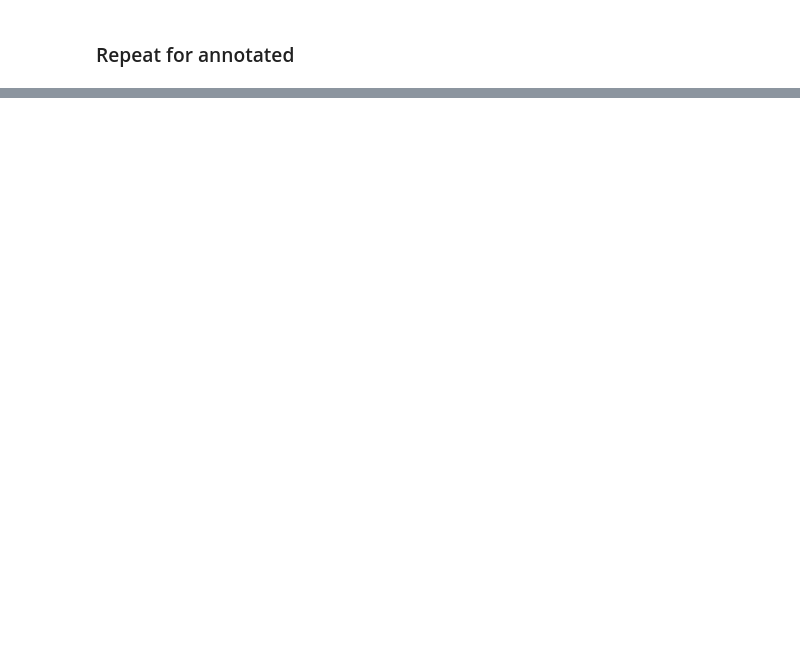
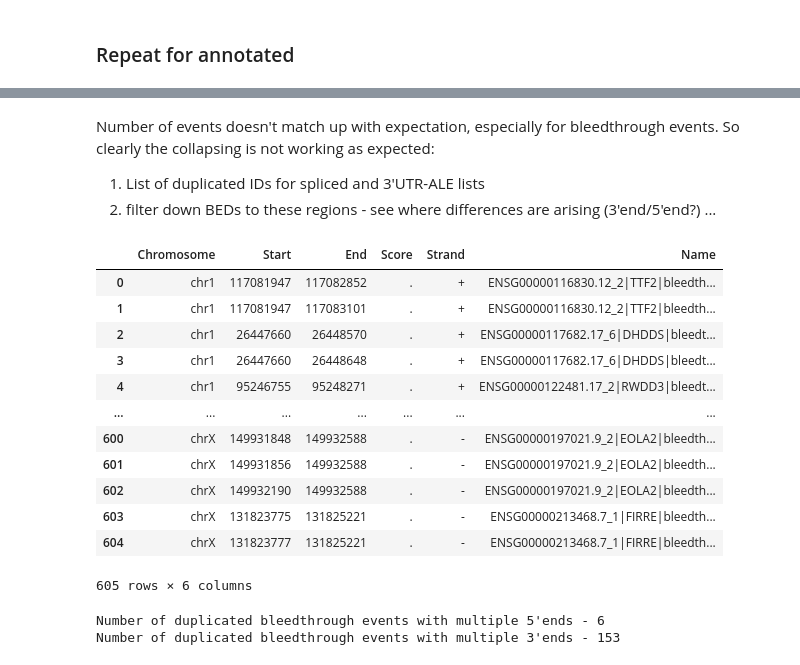
Before and after one commit to frattalab/tdp43-apa, a Jupyter notebook: motifs/notebooks/define_iclip_regions_ale.ipynb, the cells around one changed output, grey strips where cells are left out. Saved outputs shown, nothing was run; the diff lists cells and outputs as text; code cells hidden in the pictures; blank space fills up the shorter version.

```diff
--- a/motifs/notebooks/define_iclip_regions_ale.ipynb
+++ b/motifs/notebooks/define_iclip_regions_ale.ipynb
@@ -409,27 +535,0 @@ Name: count, dtype: int64
-# %%
-# assign Name field with minimal info
-ref_le_spliced = (ref_le_spliced
-  .subset(lambda df: df["cryptic_status"].ne("NULL"))
- .assign("gene_name_ref",
-         # list(dict.fromkeys(x.split(","))) - drops duplicates whilst preserving order
-         # some ref_gene_name entries have multiple gene names
-         lambda df: df["ref_gene_name"].apply(lambda x: ",".join(list(dict.fromkeys(x.split(",")))))
-         )
-         .assign("site_type",
-                 lambda df: pd.Series(["spliced"]*len(df.index), index=df.index))
- .assign("Name",
-                          lambda df: df["le_id"].str.cat(df[["gene_name_ref", "site_type", "cryptic_status"]], sep="|"))
-)
-
-ref_le_bleed = (ref_le_bleed
- .subset(lambda df: df["cryptic_status"].ne("NULL"))
- .assign("gene_name_ref",
-         # list(dict.fromkeys(x.split(","))) - drops duplicates whilst preserving order
-         # some ref_gene_name entries have multiple gene names
-         lambda df: df["ref_gene_name"].apply(lambda x: ",".join(list(dict.fromkeys(x.split(",")))))
-         )
-.assign("site_type",
-                 lambda df: pd.Series(["bleedthrough"]*len(df.index), index=df.index))
- .assign("Name",
-                          lambda df: df["le_id"].str.cat(df[["gene_name_ref", "site_type", "cryptic_status"]], sep="|"))
-)
@@ -732,0 +573,7 @@ bleed_out_bed.five_end().to_bed("../processed/iclip_regions/2023-07-04_papa_cryp
+# %%
+# Construct Name field with minimal annotation info
+
+ref_le_bleed = construct_bed_name(ref_le_bleed, "bleedthrough", gene_name_col="ref_gene_name", le_id_col="le_id")
+ref_le_bleed_shsy5y_all = construct_bed_name(ref_le_bleed_shsy5y_all, "bleedthrough", gene_name_col="ref_gene_name", le_id_col="le_id")
+ref_le_spliced = construct_bed_name(ref_le_spliced, "spliced", gene_name_col="ref_gene_name", le_id_col="le_id")
+ref_le_spliced_shsy5y_all = construct_bed_name(ref_le_spliced_shsy5y_all, "spliced", gene_name_col="ref_gene_name", le_id_col="le_id")
@@ -732,0 +777,42 @@ bleed_out_bed.five_end().to_bed("../processed/iclip_regions/2023-07-04_papa_cryp
+# %% [markdown]
+Number of events doesn't match up with expectation, especially for bleedthrough events. So clearly the collapsing is not working as expected:
+1. List of duplicated IDs for spliced and 3'UTR-ALE lists
+2. filter down BEDs to these regions - see where differences are arising (3'end/5'end?)
+...
+# %%
+# get sets of IDs that have multiple region annotations
+spliced_duplicated_names = set(spliced_out_bed.drop_duplicate_positions().Name.value_counts().loc[lambda x: x > 1].index)
+bleed_duplicated_names = set(bleed_out_bed.drop_duplicate_positions().Name.value_counts().loc[lambda x: x > 1].index)
+
+spliced_out_bed_duplicated = spliced_out_bed.subset(lambda df: df.Name.isin(spliced_duplicated_names))
+bleed_out_bed_duplicated = bleed_out_bed.subset(lambda df: df.Name.isin(bleed_duplicated_names))
+
+bleed_out_bed_duplicated
+# print(spliced_out_bed.drop_duplicate_positions().Name.value_counts().loc[lambda x: x > 1].index.nunique())
+# bleed_out_bed.drop_duplicate_positions().Name.value_counts().loc[lambda x: x > 1].index.nunique()
+# %% [output]
+|  | Chromosome | Start | End | Score | Strand | Name |
+| 0 | chr1 | 117081947 | 117082852 | . | + | ENSG00000116830.12_2|TTF2|bleedth... |
+| 1 | chr1 | 117081947 | 117083101 | . | + | ENSG00000116830.12_2|TTF2|bleedth... |
+| 2 | chr1 | 26447660 | 26448570 | . | + | ENSG00000117682.17_6|DHDDS|bleedt... |
+| 3 | chr1 | 26447660 | 26448648 | . | + | ENSG00000117682.17_6|DHDDS|bleedt... |
+| 4 | chr1 | 95246755 | 95248271 | . | + | ENSG00000122481.17_2|RWDD3|bleedt... |
+| ... | ... | ... | ... | ... | ... | ... |
+| 600 | chrX | 149931848 | 149932588 | . | - | ENSG00000197021.9_2|EOLA2|bleedth... |
+| 601 | chrX | 149931856 | 149932588 | . | - | ENSG00000197021.9_2|EOLA2|bleedth... |
+| 602 | chrX | 149932190 | 149932588 | . | - | ENSG00000197021.9_2|EOLA2|bleedth... |
+| 603 | chrX | 131823775 | 131825221 | . | - | ENSG00000213468.7_1|FIRRE|bleedth... |
+| 604 | chrX | 131823777 | 131825221 | . | - | ENSG00000213468.7_1|FIRRE|bleedth... |
+605 rows × 6 columns
+# %%
+# by eye seem to have different, but closely spaced 3'ends
+# first check number of unique 5' ends
+bleed_duplicated_num_5ends = bleed_out_bed_duplicated.as_df().groupby(["Name", "Strand"]).apply(lambda df: df.Start.nunique() if (df.Strand == "+").all() else df.End.nunique()).sort_values()
+# number of unique 3'ends for each event
+bleed_duplicated_num_3ends = bleed_out_bed_duplicated.as_df().groupby(["Name", "Strand"]).apply(lambda df: df.End.nunique() if (df.Strand == "+").all() else df.Start.nunique()).sort_values()
+
+print(f"Number of duplicated bleedthrough events with multiple 5'ends - {bleed_duplicated_num_5ends[bleed_duplicated_num_5ends > 1].index.nunique()}")
+print(f"Number of duplicated bleedthrough events with multiple 3'ends - {bleed_duplicated_num_3ends[bleed_duplicated_num_3ends > 1].index.nunique()}")
+# %% [output]
+Number of duplicated bleedthrough events with multiple 5'ends - 6
+Number of duplicated bleedthrough events with multiple 3'ends - 153
```
Also changed, not shown: parts of 97 cells of this notebook, 30 other files.
